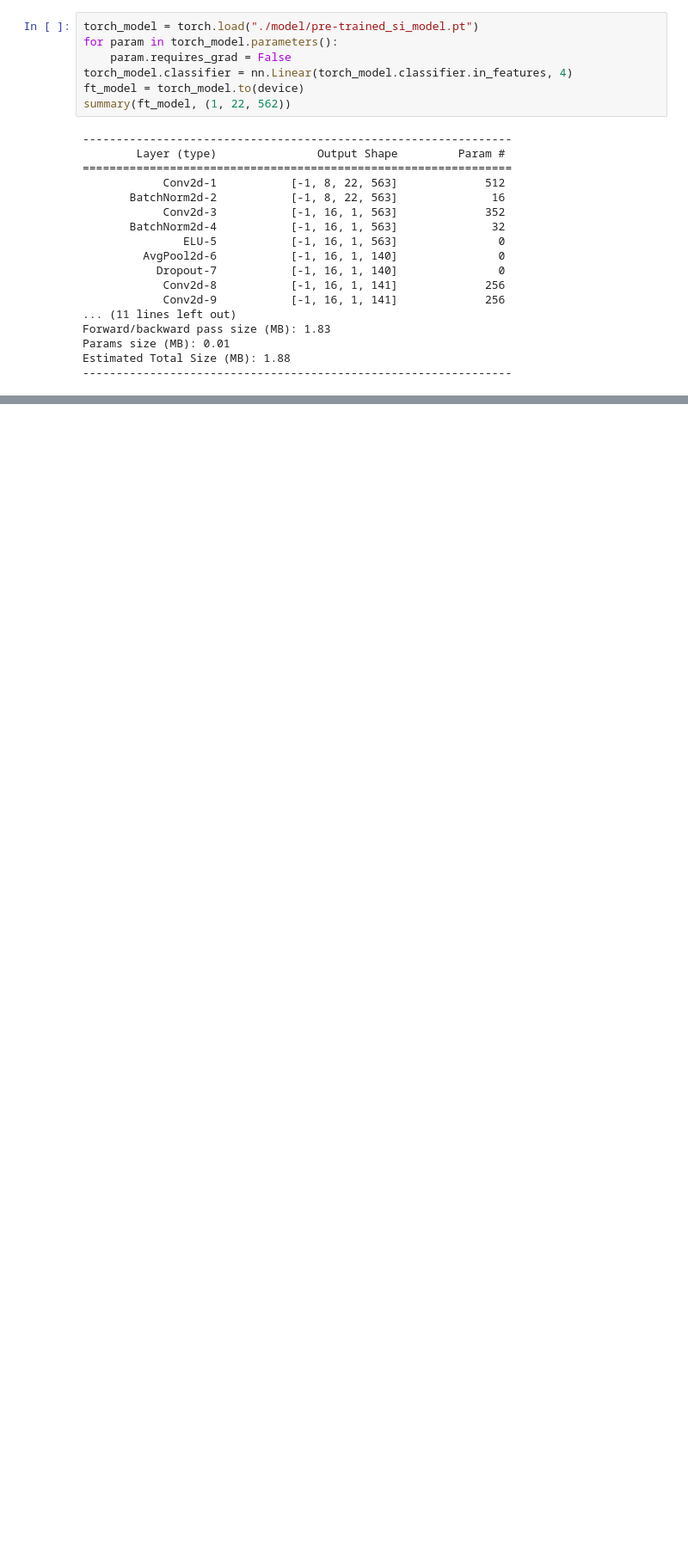
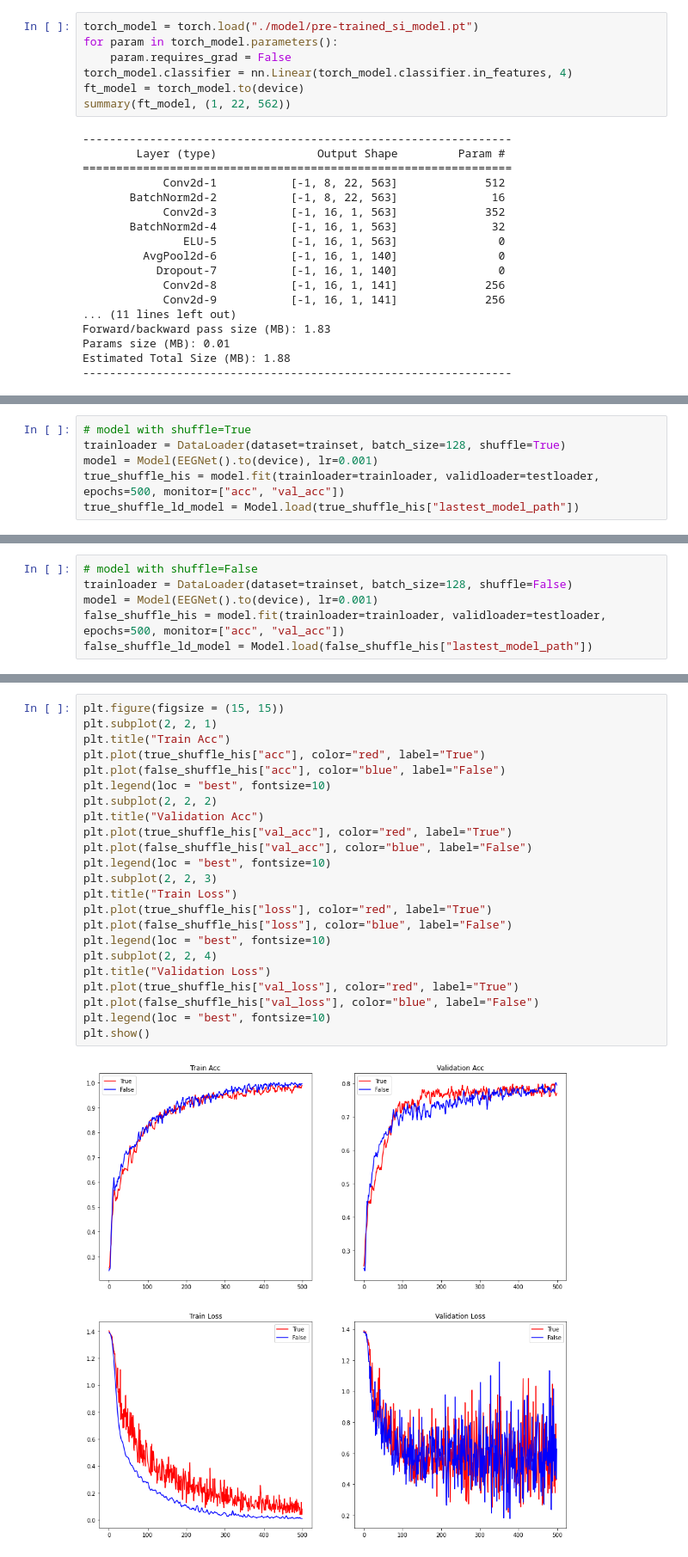
Before and after one commit to cemeteryparty/BCI_5275_Lab4_2, a Jupyter notebook: src/5275_Lab4_2.ipynb, the cells around one changed output, grey strips where cells are left out. Shown at 86% size. Cells and saved outputs as stored; diff of their text form; blank space fills up the shorter version.

```diff
--- a/src/5275_Lab4_2.ipynb
+++ b/src/5275_Lab4_2.ipynb
@@ -814,0 +829,6 @@ Test accuracy of class-3: 0.375
+# %%
+# model with shuffle=True
+trainloader = DataLoader(dataset=trainset, batch_size=128, shuffle=True)
+model = Model(EEGNet().to(device), lr=0.001)
+true_shuffle_his = model.fit(trainloader=trainloader, validloader=testloader, epochs=500, monitor=["acc", "val_acc"])
+true_shuffle_ld_model = Model.load(true_shuffle_his["lastest_model_path"])
@@ -814,0 +855,6 @@ Test accuracy of class-3: 0.375
+# %%
+# model with shuffle=False
+trainloader = DataLoader(dataset=trainset, batch_size=128, shuffle=False)
+model = Model(EEGNet().to(device), lr=0.001)
+false_shuffle_his = model.fit(trainloader=trainloader, validloader=testloader, epochs=500, monitor=["acc", "val_acc"])
+false_shuffle_ld_model = Model.load(false_shuffle_his["lastest_model_path"])
@@ -814,0 +887,25 @@ Test accuracy of class-3: 0.375
+# %%
+plt.figure(figsize = (15, 15))
+plt.subplot(2, 2, 1)
+plt.title("Train Acc")
+plt.plot(true_shuffle_his["acc"], color="red", label="True")
+plt.plot(false_shuffle_his["acc"], color="blue", label="False")
+plt.legend(loc = "best", fontsize=10)
+plt.subplot(2, 2, 2)
+plt.title("Validation Acc")
+plt.plot(true_shuffle_his["val_acc"], color="red", label="True")
+plt.plot(false_shuffle_his["val_acc"], color="blue", label="False")
+plt.legend(loc = "best", fontsize=10)
+plt.subplot(2, 2, 3)
+plt.title("Train Loss")
+plt.plot(true_shuffle_his["loss"], color="red", label="True")
+plt.plot(false_shuffle_his["loss"], color="blue", label="False")
+plt.legend(loc = "best", fontsize=10)
+plt.subplot(2, 2, 4)
+plt.title("Validation Loss")
+plt.plot(true_shuffle_his["val_loss"], color="red", label="True")
+plt.plot(false_shuffle_his["val_loss"], color="blue", label="False")
+plt.legend(loc = "best", fontsize=10)
+plt.show()
+# %% [output]
+[figure, added]
```
Also changed, not shown: parts of 35 cells of this notebook, 1 other file.
